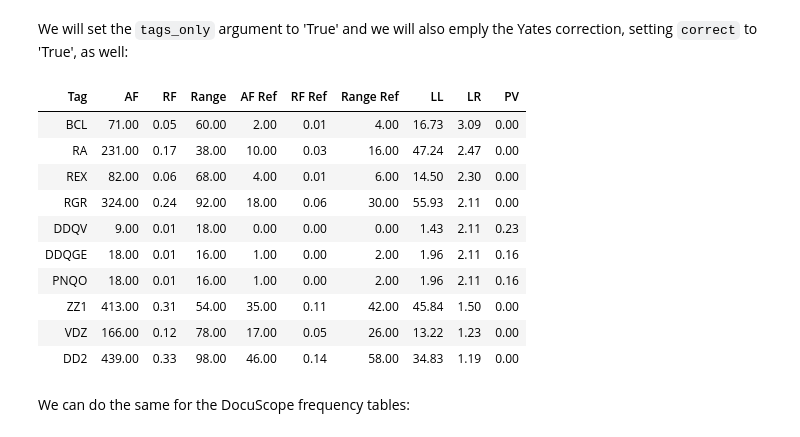
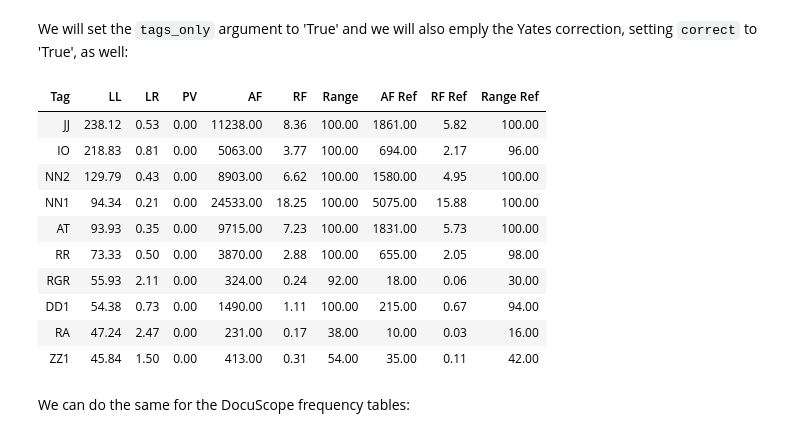
Before and after one commit to browndw/docuscospacy, a Jupyter notebook: docs/source/corpus_analysis.ipynb, the cells around one changed output. Saved outputs shown, nothing was run; the diff lists cells and outputs as text; code cells hidden in the pictures.

```diff
--- a/docs/source/corpus_analysis.ipynb
+++ b/docs/source/corpus_analysis.ipynb
@@ -733,19 +733,19 @@ We will set the `tags_only` argument to 'True' and we will also emply the Yates
 # %%
 kt = keyness_table(tag_tar, tag_ref, tags_only=True, correct=True)
 # %%
-kt.sort_values('LR', ascending=False).head(10).style.hide(axis='index').format(precision=2)
+kt.head(10).style.hide(axis='index').format(precision=2)
 # %% [output]
-| Tag | AF | RF | Range | AF Ref | RF Ref | Range Ref | LL | LR | PV |
-| BCL | 71.00 | 0.05 | 60.00 | 2.00 | 0.01 | 4.00 | 16.73 | 3.09 | 0.00 |
-| RA | 231.00 | 0.17 | 38.00 | 10.00 | 0.03 | 16.00 | 47.24 | 2.47 | 0.00 |
-| REX | 82.00 | 0.06 | 68.00 | 4.00 | 0.01 | 6.00 | 14.50 | 2.30 | 0.00 |
-| RGR | 324.00 | 0.24 | 92.00 | 18.00 | 0.06 | 30.00 | 55.93 | 2.11 | 0.00 |
-| DDQV | 9.00 | 0.01 | 18.00 | 0.00 | 0.00 | 0.00 | 1.43 | 2.11 | 0.23 |
-| DDQGE | 18.00 | 0.01 | 16.00 | 1.00 | 0.00 | 2.00 | 1.96 | 2.11 | 0.16 |
-| PNQO | 18.00 | 0.01 | 16.00 | 1.00 | 0.00 | 2.00 | 1.96 | 2.11 | 0.16 |
-| ZZ1 | 413.00 | 0.31 | 54.00 | 35.00 | 0.11 | 42.00 | 45.84 | 1.50 | 0.00 |
-| VDZ | 166.00 | 0.12 | 78.00 | 17.00 | 0.05 | 26.00 | 13.22 | 1.23 | 0.00 |
-| DD2 | 439.00 | 0.33 | 98.00 | 46.00 | 0.14 | 58.00 | 34.83 | 1.19 | 0.00 |
+| Tag | LL | LR | PV | AF | RF | Range | AF Ref | RF Ref | Range Ref |
+| JJ | 238.12 | 0.53 | 0.00 | 11238.00 | 8.36 | 100.00 | 1861.00 | 5.82 | 100.00 |
+| IO | 218.83 | 0.81 | 0.00 | 5063.00 | 3.77 | 100.00 | 694.00 | 2.17 | 96.00 |
+| NN2 | 129.79 | 0.43 | 0.00 | 8903.00 | 6.62 | 100.00 | 1580.00 | 4.95 | 100.00 |
+| NN1 | 94.34 | 0.21 | 0.00 | 24533.00 | 18.25 | 100.00 | 5075.00 | 15.88 | 100.00 |
+| AT | 93.93 | 0.35 | 0.00 | 9715.00 | 7.23 | 100.00 | 1831.00 | 5.73 | 100.00 |
+| RR | 73.33 | 0.50 | 0.00 | 3870.00 | 2.88 | 100.00 | 655.00 | 2.05 | 98.00 |
+| RGR | 55.93 | 2.11 | 0.00 | 324.00 | 0.24 | 92.00 | 18.00 | 0.06 | 30.00 |
+| DD1 | 54.38 | 0.73 | 0.00 | 1490.00 | 1.11 | 100.00 | 215.00 | 0.67 | 94.00 |
+| RA | 47.24 | 2.47 | 0.00 | 231.00 | 0.17 | 38.00 | 10.00 | 0.03 | 16.00 |
+| ZZ1 | 45.84 | 1.50 | 0.00 | 413.00 | 0.31 | 54.00 | 35.00 | 0.11 | 42.00 |
 # %% [markdown]
 We can do the same for the DocuScope frequency tables:
 # %%
```
Also changed, not shown: parts of 46 cells of this notebook.
